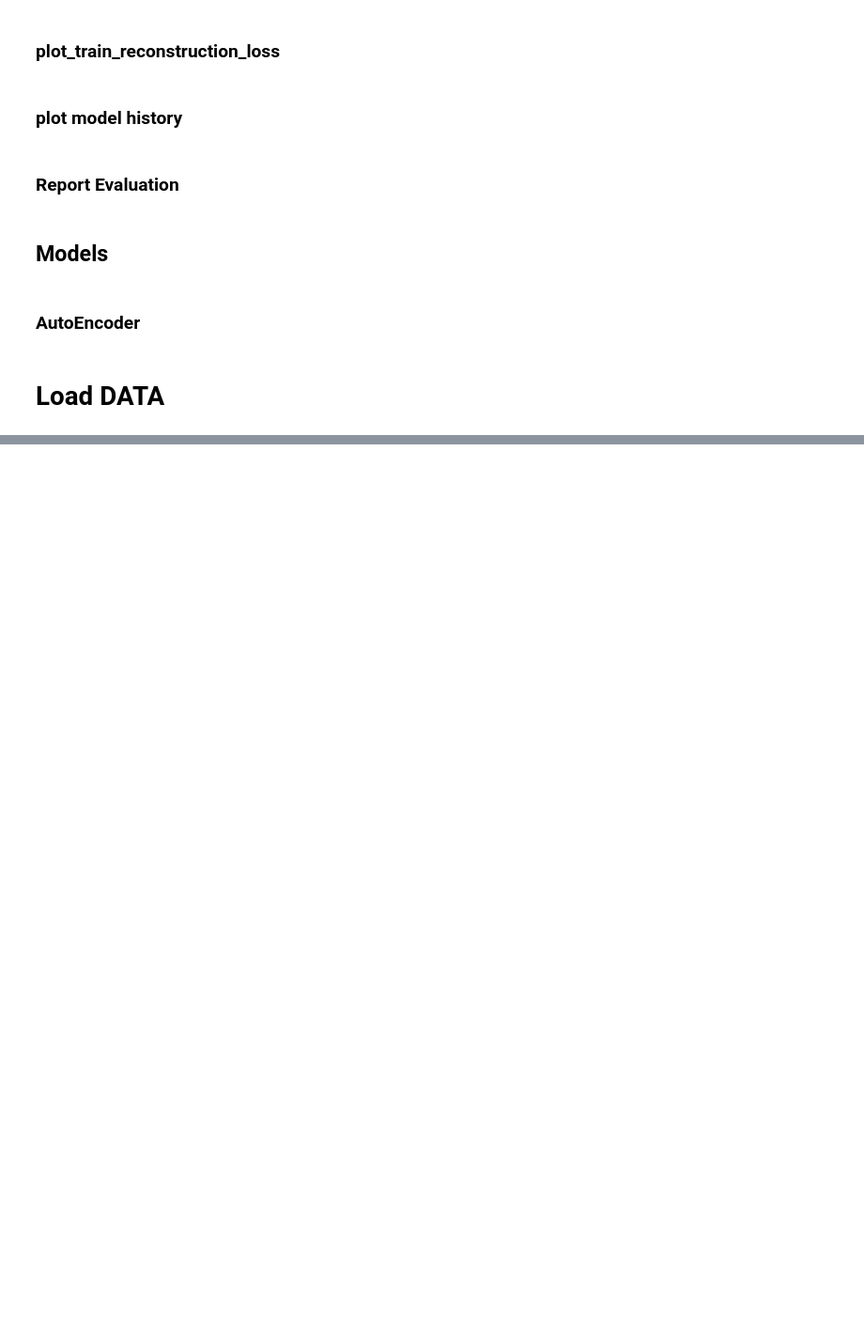
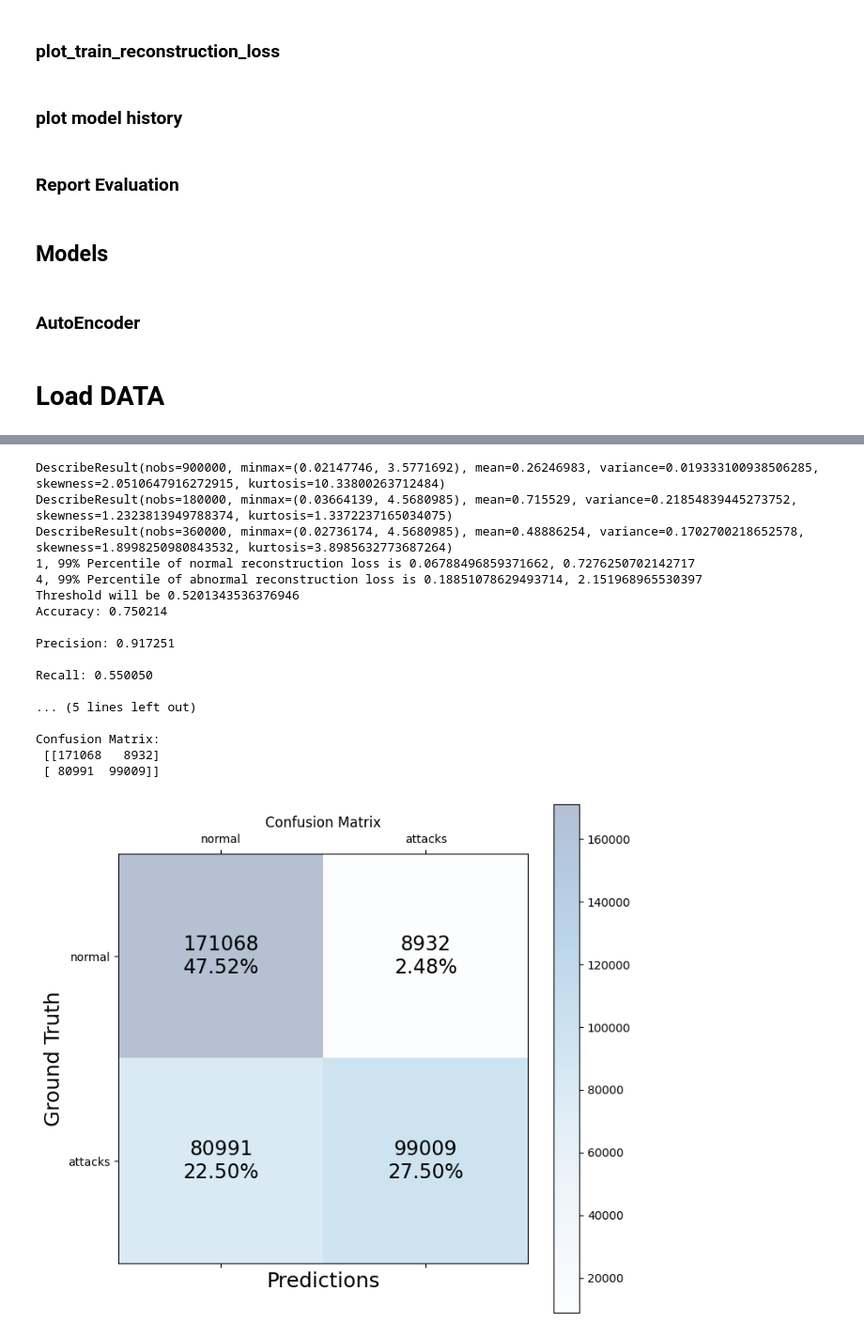
Before and after one commit to Nick-Buzz/fedxai4dga, a Jupyter notebook: Notebooks/Modeling/AutoEncoder_dga.ipynb, the cells around one changed output, grey strips where cells are left out. Shown at 94% size. Drawn from its saved outputs; the diff is of its cells as text; code cells hidden in the pictures; blank space fills up the shorter version.

```diff
--- a/Notebooks/Modeling/AutoEncoder_dga.ipynb
+++ b/Notebooks/Modeling/AutoEncoder_dga.ipynb
@@ -545,0 +730,4 @@ train_ds[train_ds['Label']==0]
+# %%
+# predictions in Test set
+test_pred = model.predict(test_df_merged.iloc[:,:-3],batch_size=1024)
+test_recon_loss = loss_fun(test_df_merged.iloc[:,:-3], test_pred)
@@ -545,0 +736,21 @@ train_ds[train_ds['Label']==0]
+# %%
+clr = report_eval(threshold, train_recon_loss, test_recon_loss, test_df_merged.iloc[:,-2:], folder_path=None,output_file=None)
+# %% [output]
+DescribeResult(nobs=900000, minmax=(0.02147746, 3.5771692), mean=0.26246983, variance=0.019333100938506285, skewness=2.0510647916272915, kurtosis=10.33800263712484)
+DescribeResult(nobs=180000, minmax=(0.03664139, 4.5680985), mean=0.715529, variance=0.21854839445273752, skewness=1.2323813949788374, kurtosis=1.3372237165034075)
+DescribeResult(nobs=360000, minmax=(0.02736174, 4.5680985), mean=0.48886254, variance=0.1702700218652578, skewness=1.8998250980843532, kurtosis=3.8985632773687264)
+1, 99% Percentile of normal reconstruction loss is 0.06788496859371662, 0.7276250702142717
+4, 99% Percentile of abnormal reconstruction loss is 0.18851078629493714, 2.151968965530397
+Threshold will be 0.5201343536376946
+Accuracy: 0.750214
+
+Precision: 0.917251
+
+Recall: 0.550050
+
+... (5 lines left out)
+
+Confusion Matrix:
+ [[171068   8932]
+ [ 80991  99009]]
+[figure, added]
```
Also changed, not shown: parts of 15 cells of this notebook.
